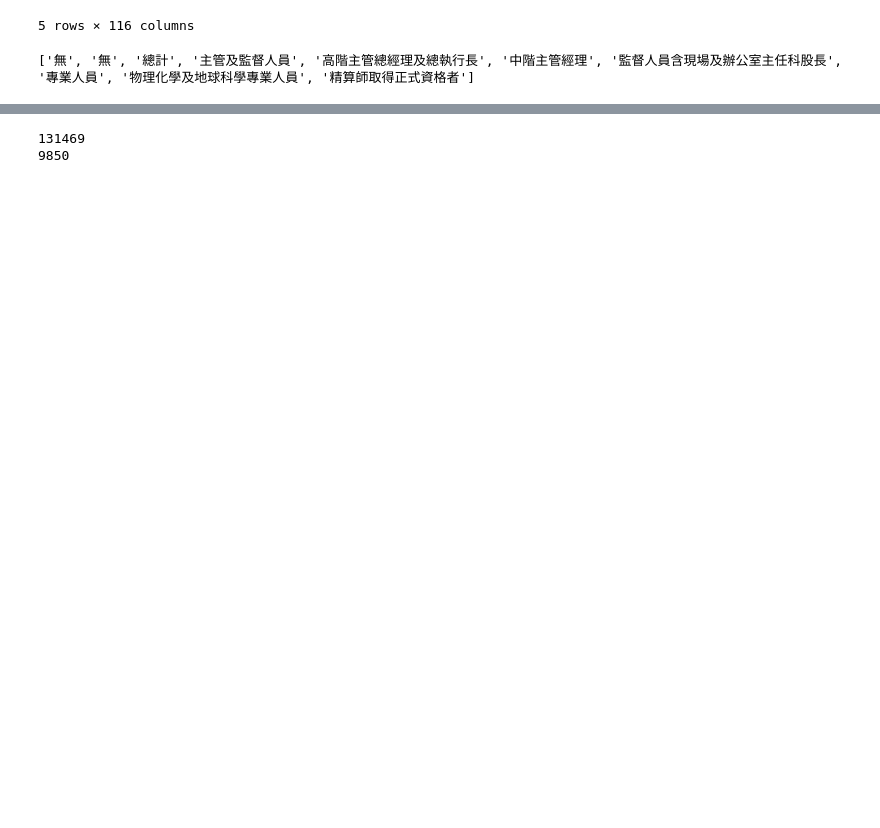
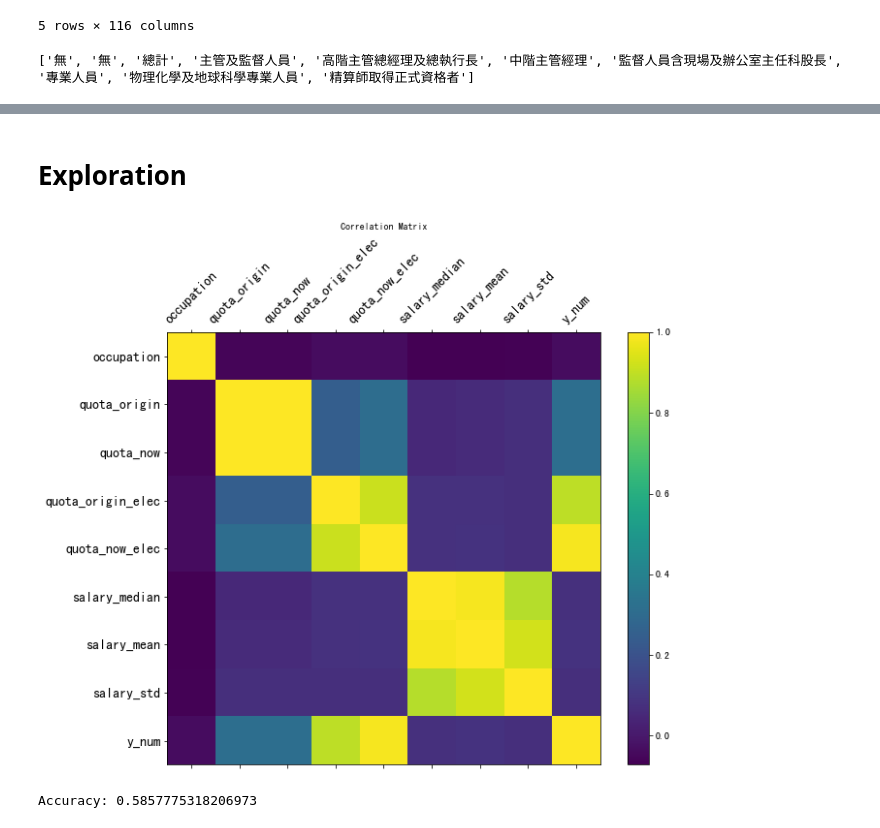
Before and after one commit to jackh1995/fintech, a Jupyter notebook: job.ipynb, the cells around one changed output, grey strips where cells are left out. Drawn from its saved outputs; the diff is of its cells as text; code cells hidden in the pictures; blank space fills up the shorter version.

```diff
--- a/job.ipynb
+++ b/job.ipynb
@@ -147,11 +133,12 @@ def get_features(job_title, statistics=None):
 # %%
-from tqdm import tqdm
-salary_median = []
-for x in tqdm(yushan['job_title']):
-    salary_median.append(get_features(x, 'std')) # choose your statistics here
+# activate me if necessary
+
+# from tqdm import tqdm
+# salary_median = []
+# for x in tqdm(yushan['job_title']):
+#     salary_median.append(get_features(x, 'std')) # choose your statistics here
+
+# print(len(yushan['job_title']))
+# print(sum(np.array(salary_median) == 0))
+# yushan['salary_std'] = salary_median
+# yushan.to_csv('./data/job_extened.csv', index=None)
-# %%
-print(len(yushan['job_title']))
-print(sum(np.array(salary_median) == 0))
-# %% [output]
-131469
-9850
@@ -161,0 +145,23 @@ yushan.to_csv('./data/job_extened.csv', index=None)
+# %% [markdown]
+# Exploration
+# %%
+yushan = pd.read_csv('./data/job_extened.csv')
+yushan = yushan[yushan['quota_now']<=1e6]
+yushan['y_num'] = yushan[['quota_now', 'quota_now_elec']].apply(lambda x: f(*x), axis=1)
+# %%
+mini_yushan = yushan.dropna()
+mini_yushan = mini_yushan.loc[(mini_yushan != 0).all(axis=1)]
+# mini_yushan = mini_yushan[mini_yushan['occupation']==6.0]
+
+corr = mini_yushan.corr('pearson')
+f = plt.figure(figsize=(10, 8))
+plt.matshow(mini_yushan.corr(), fignum=f.number)
+plt.xticks(range(mini_yushan.select_dtypes(['number']).shape[1]), mini_yushan.select_dtypes(['number']).columns, fontsize=14, rotation=45)
+plt.yticks(range(mini_yushan.select_dtypes(['number']).shape[1]), mini_yushan.select_dtypes(['number']).columns, fontsize=14)
+cb = plt.colorbar()
+cb.ax.tick_params(labelsize=10)
+plt.title('Correlation Matrix', fontsize=10)
+plt.show()
+plt.close()
+# %% [output]
+[figure, added]
@@ -161,0 +199,11 @@ yushan.to_csv('./data/job_extened.csv', index=None)
+# %%
+X_train, X_test, y_train, y_test = train_test_split(X, y, test_size=0.3) # 70% training and 30% test
+from sklearn.ensemble import RandomForestClassifier
+clf=RandomForestClassifier(n_estimators=100)
+clf.fit(X_train,y_train)
+y_pred=clf.predict(X_test)
+
+from sklearn import metrics
+print("Accuracy:",metrics.accuracy_score(y_test, y_pred))
+# %% [output]
+Accuracy: 0.5857775318206973
```
Also changed, not shown: parts of 10 cells of this notebook, 1 other file.
